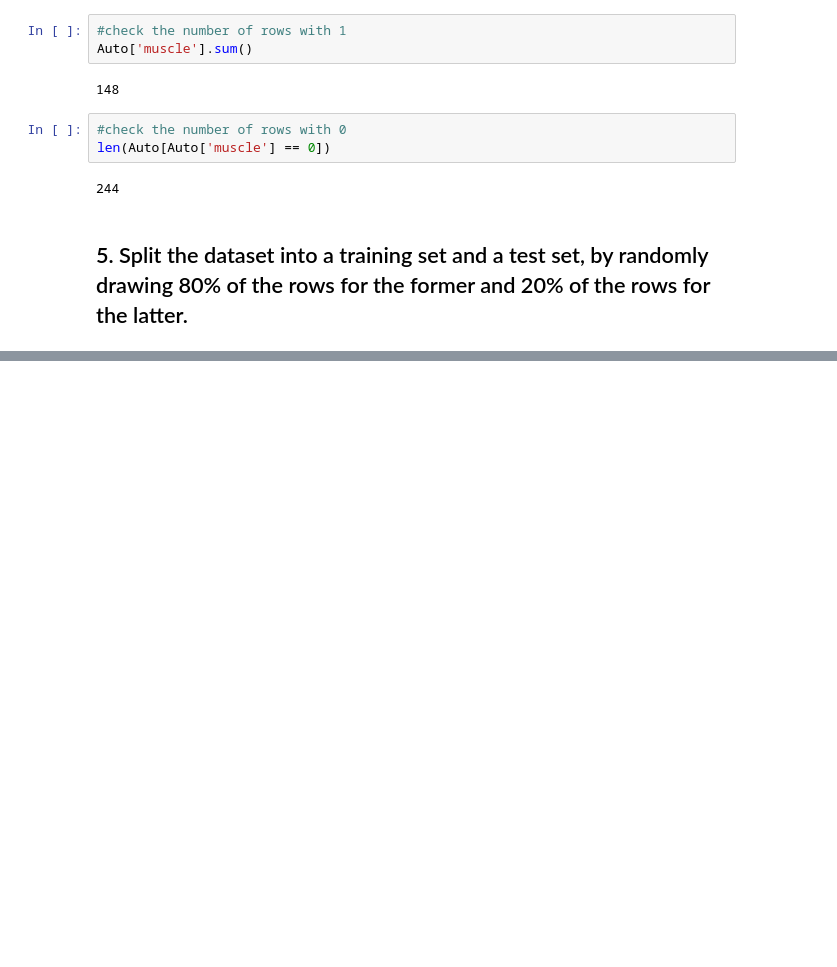
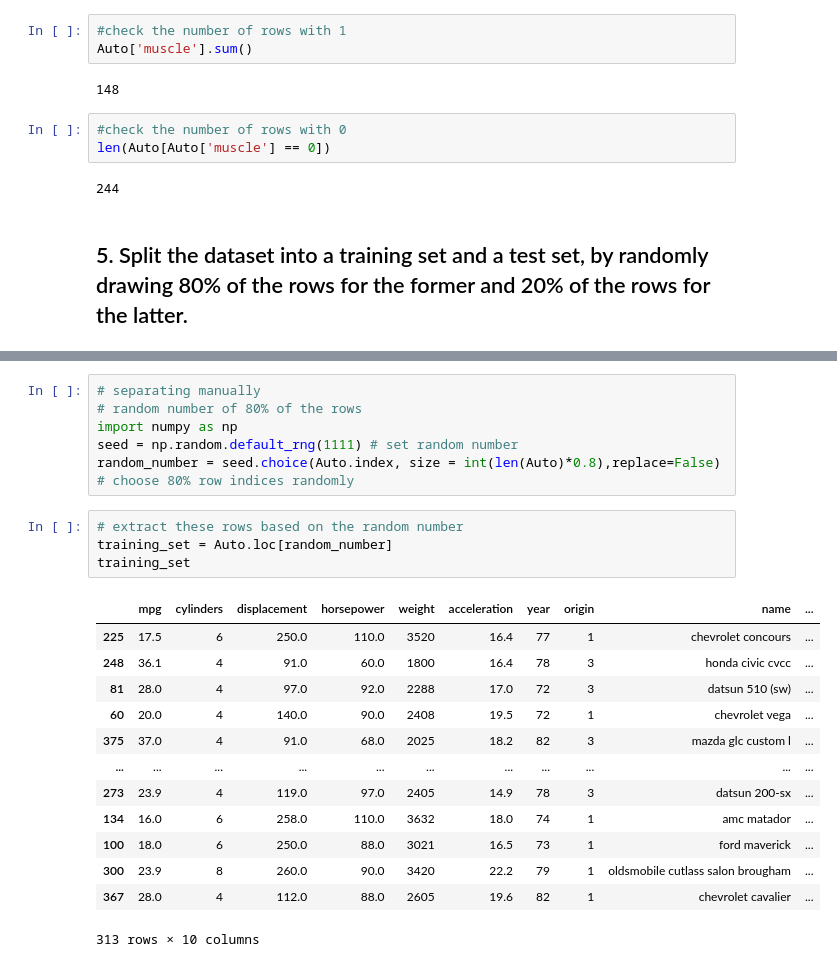
Before and after one commit to qiqin4/PSY9511, a Jupyter notebook: Assignment2.ipynb, the cells around one changed output, grey strips where cells are left out. Saved outputs shown, nothing was run; the diff lists cells and outputs as text; blank space fills up the shorter version.

```diff
--- a/Assignment2.ipynb
+++ b/Assignment2.ipynb
@@ -110,0 +142,24 @@ len(Auto[Auto['muscle'] == 0])
+# %%
+# separating manually
+# random number of 80% of the rows
+import numpy as np
+seed = np.random.default_rng(1111) # set random number
+random_number = seed.choice(Auto.index, size = int(len(Auto)*0.8),replace=False) # choose 80% row indices randomly
+# %%
+# extract these rows based on the random number
+training_set = Auto.loc[random_number]
+training_set
+# %% [output]
+|  | mpg | cylinders | displacement | horsepower | weight | acceleration | year | origin | name | ... |
+| 225 | 17.5 | 6 | 250.0 | 110.0 | 3520 | 16.4 | 77 | 1 | chevrolet concours | ... |
+| 248 | 36.1 | 4 | 91.0 | 60.0 | 1800 | 16.4 | 78 | 3 | honda civic cvcc | ... |
+| 81 | 28.0 | 4 | 97.0 | 92.0 | 2288 | 17.0 | 72 | 3 | datsun 510 (sw) | ... |
+| 60 | 20.0 | 4 | 140.0 | 90.0 | 2408 | 19.5 | 72 | 1 | chevrolet vega | ... |
+| 375 | 37.0 | 4 | 91.0 | 68.0 | 2025 | 18.2 | 82 | 3 | mazda glc custom l | ... |
+| ... | ... | ... | ... | ... | ... | ... | ... | ... | ... | ... |
+| 273 | 23.9 | 4 | 119.0 | 97.0 | 2405 | 14.9 | 78 | 3 | datsun 200-sx | ... |
+| 134 | 16.0 | 6 | 258.0 | 110.0 | 3632 | 18.0 | 74 | 1 | amc matador | ... |
+| 100 | 18.0 | 6 | 250.0 | 88.0 | 3021 | 16.5 | 73 | 1 | ford maverick | ... |
+| 300 | 23.9 | 8 | 260.0 | 90.0 | 3420 | 22.2 | 79 | 1 | oldsmobile cutlass salon brougham | ... |
+| 367 | 28.0 | 4 | 112.0 | 88.0 | 2605 | 19.6 | 82 | 1 | chevrolet cavalier | ... |
+313 rows × 10 columns
```
Also changed, not shown: parts of 47 cells of this notebook, 3 other files.
